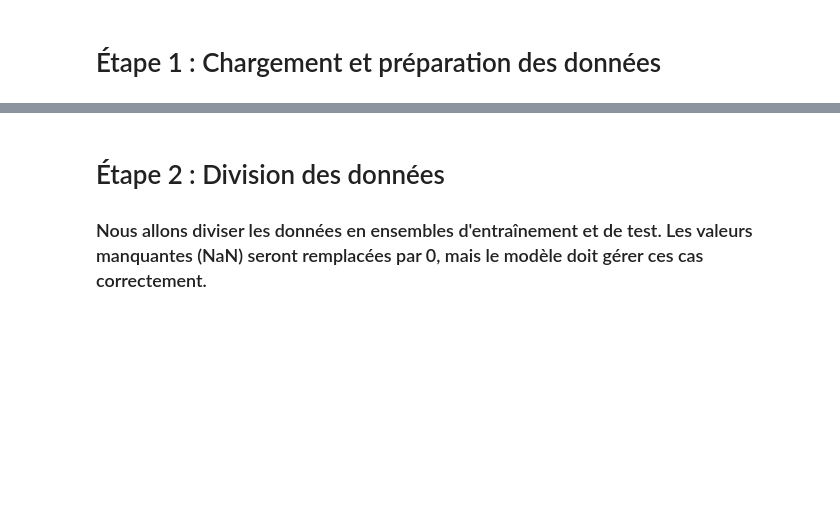
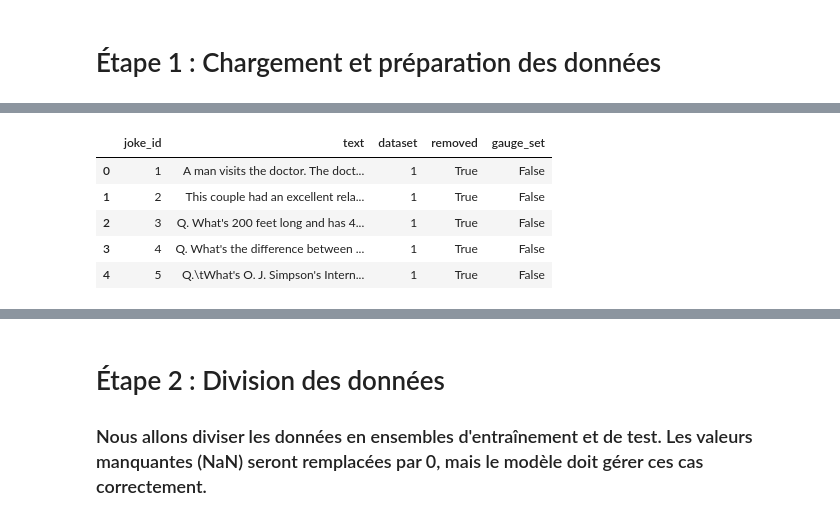
Before and after one commit to SoroFereLaha/DeepLearning-Portfolio, a Jupyter notebook: Systeme-de-Recommandation/Rec.ipynb, the cells around one changed output, grey strips where cells are left out. Cells and saved outputs as stored; diff of their text form; code cells hidden in the pictures; blank space fills up the shorter version.

```diff
--- a/Systeme-de-Recommandation/Rec.ipynb
+++ b/Systeme-de-Recommandation/Rec.ipynb
@@ -66,0 +31,10 @@ See the caveats in the documentation: https://pandas.pydata.org/pandas-docs/stab
+# %%
+jokes = pd.read_csv("/content/all_jokes.csv")
+jokes.head()
+# %% [output]
+|  | joke_id | text | dataset | removed | gauge_set |
+| 0 | 1 | A man visits the doctor. The doct... | 1 | True | False |
+| 1 | 2 | This couple had an excellent rela... | 1 | True | False |
+| 2 | 3 | Q. What's 200 feet long and has 4... | 1 | True | False |
+| 3 | 4 | Q. What's the difference between ... | 1 | True | False |
+| 4 | 5 | Q.\tWhat's O. J. Simpson's Intern... | 1 | True | False |
```
Also changed, not shown: parts of 35 cells of this notebook, 2 other files.
